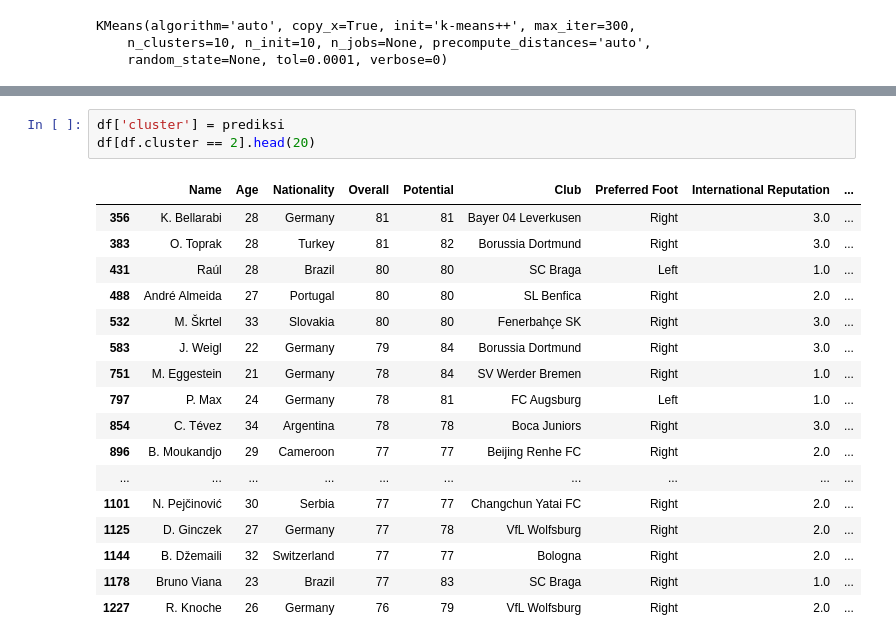
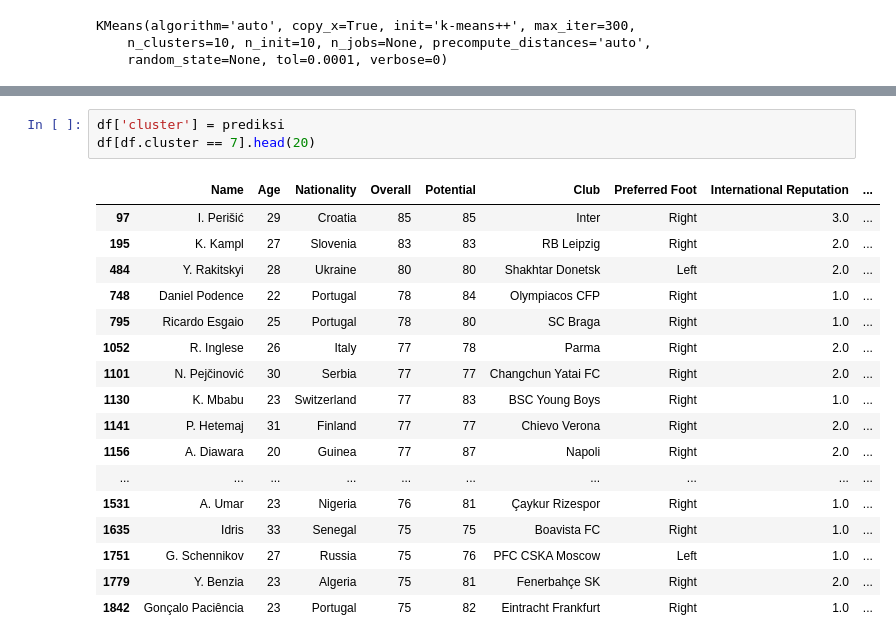
Before and after one commit to achmadwildan1888/Project-akhir-Data-analysis-and-machine-learning-model, a Jupyter notebook: machine learning model(K means)-checkpoint.ipynb, the cells around one changed output, grey strips where cells are left out. Drawn from its saved outputs; the diff is of its cells as text.

```diff
--- a/machine learning model(K means)-checkpoint.ipynb
+++ b/machine learning model(K means)-checkpoint.ipynb
@@ -77,21 +77,21 @@ array([3, 3, 3, ..., 7, 7, 7])
 # %%
 df['cluster'] = prediksi
-df[df.cluster == 2].head(20)
+df[df.cluster == 7].head(20)
 # %% [output]
 |  | Name | Age | Nationality | Overall | Potential | Club | Preferred Foot | International Reputation | ... |
-| 356 | K. Bellarabi | 28 | Germany | 81 | 81 | Bayer 04 Leverkusen | Right | 3.0 | ... |
-| 383 | O. Toprak | 28 | Turkey | 81 | 82 | Borussia Dortmund | Right | 3.0 | ... |
-| 431 | Raúl | 28 | Brazil | 80 | 80 | SC Braga | Left | 1.0 | ... |
-| 488 | André Almeida | 27 | Portugal | 80 | 80 | SL Benfica | Right | 2.0 | ... |
-| 532 | M. Škrtel | 33 | Slovakia | 80 | 80 | Fenerbahçe SK | Right | 3.0 | ... |
-| 583 | J. Weigl | 22 | Germany | 79 | 84 | Borussia Dortmund | Right | 3.0 | ... |
-| 751 | M. Eggestein | 21 | Germany | 78 | 84 | SV Werder Bremen | Right | 1.0 | ... |
-| 797 | P. Max | 24 | Germany | 78 | 81 | FC Augsburg | Left | 1.0 | ... |
-| 854 | C. Tévez | 34 | Argentina | 78 | 78 | Boca Juniors | Right | 3.0 | ... |
-| 896 | B. Moukandjo | 29 | Cameroon | 77 | 77 | Beijing Renhe FC | Right | 2.0 | ... |
+| 97 | I. Perišić | 29 | Croatia | 85 | 85 | Inter | Right | 3.0 | ... |
+| 195 | K. Kampl | 27 | Slovenia | 83 | 83 | RB Leipzig | Right | 2.0 | ... |
+| 484 | Y. Rakitskyi | 28 | Ukraine | 80 | 80 | Shakhtar Donetsk | Left | 2.0 | ... |
+| 748 | Daniel Podence | 22 | Portugal | 78 | 84 | Olympiacos CFP | Right | 1.0 | ... |
+| 795 | Ricardo Esgaio | 25 | Portugal | 78 | 80 | SC Braga | Right | 1.0 | ... |
+| 1052 | R. Inglese | 26 | Italy | 77 | 78 | Parma | Right | 2.0 | ... |
+| 1101 | N. Pejčinović | 30 | Serbia | 77 | 77 | Changchun Yatai FC | Right | 2.0 | ... |
+| 1130 | K. Mbabu | 23 | Switzerland | 77 | 83 | BSC Young Boys | Right | 1.0 | ... |
+| 1141 | P. Hetemaj | 31 | Finland | 77 | 77 | Chievo Verona | Right | 2.0 | ... |
+| 1156 | A. Diawara | 20 | Guinea | 77 | 87 | Napoli | Right | 2.0 | ... |
 | ... | ... | ... | ... | ... | ... | ... | ... | ... | ... |
-| 1101 | N. Pejčinović | 30 | Serbia | 77 | 77 | Changchun Yatai FC | Right | 2.0 | ... |
-| 1125 | D. Ginczek | 27 | Germany | 77 | 78 | VfL Wolfsburg | Right | 2.0 | ... |
-| 1144 | B. Džemaili | 32 | Switzerland | 77 | 77 | Bologna | Right | 2.0 | ... |
-| 1178 | Bruno Viana | 23 | Brazil | 77 | 83 | SC Braga | Right | 1.0 | ... |
-| 1227 | R. Knoche | 26 | Germany | 76 | 79 | VfL Wolfsburg | Right | 2.0 | ... |
+| 1531 | A. Umar | 23 | Nigeria | 76 | 81 | Çaykur Rizespor | Right | 1.0 | ... |
+| 1635 | Idris | 33 | Senegal | 75 | 75 | Boavista FC | Right | 1.0 | ... |
+| 1751 | G. Schennikov | 27 | Russia | 75 | 76 | PFC CSKA Moscow | Left | 1.0 | ... |
+| 1779 | Y. Benzia | 23 | Algeria | 75 | 81 | Fenerbahçe SK | Right | 2.0 | ... |
+| 1842 | Gonçalo Paciência | 23 | Portugal | 75 | 82 | Eintracht Frankfurt | Right | 1.0 | ... |
```
Also changed, not shown: parts of 6 cells of this notebook, 4 other files.
